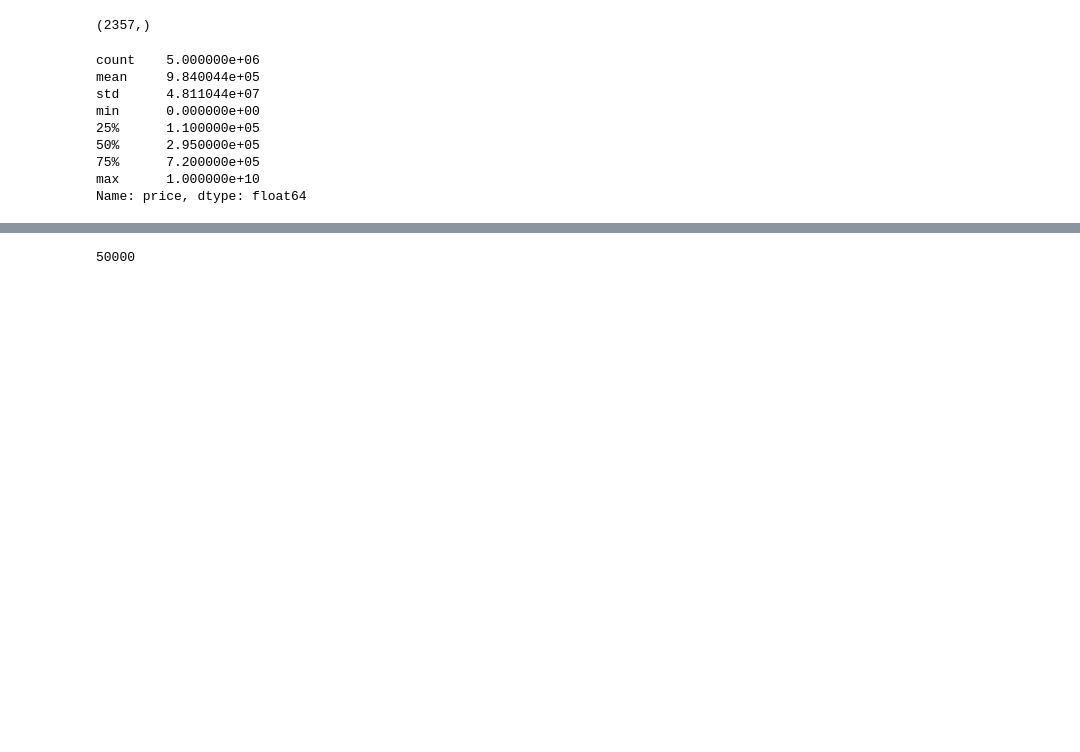
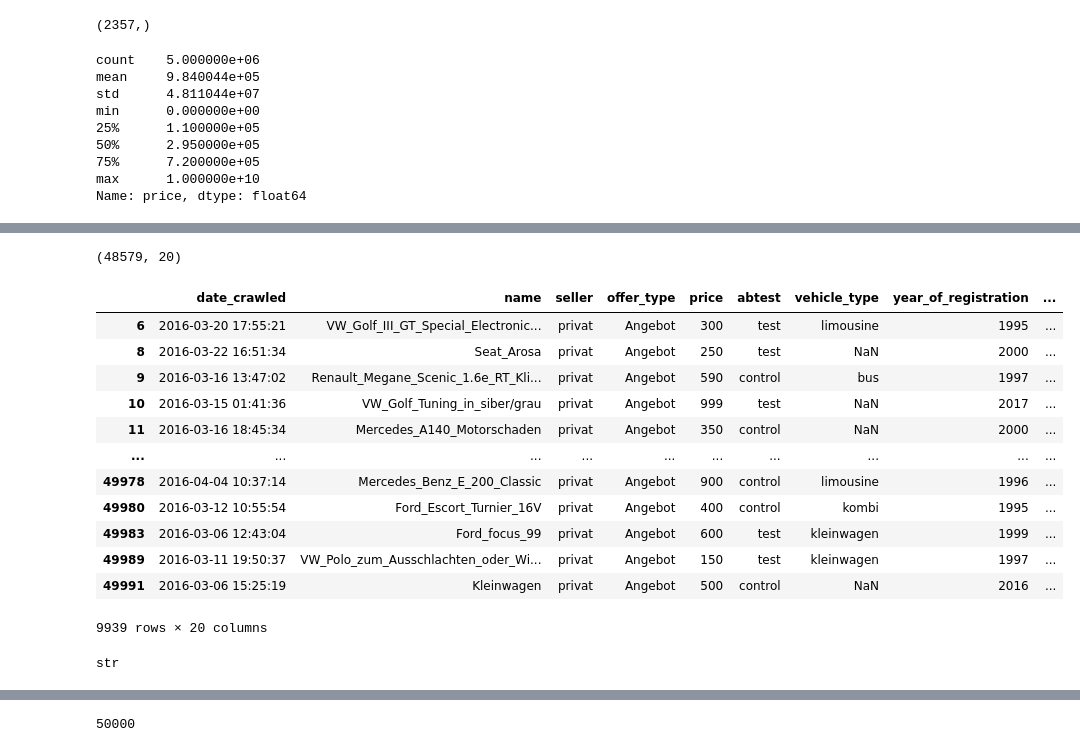
Before and after one commit to soni-vaishnavi/My_Daily_Work, a Jupyter notebook: ML/data2/main.ipynb, the cells around one changed output, grey strips where cells are left out. Cells and saved outputs as stored; diff of their text form; code cells hidden in the pictures; blank space fills up the shorter version.

```diff
--- a/ML/data2/main.ipynb
+++ b/ML/data2/main.ipynb
@@ -174,0 +199,4 @@ Name: price, dtype: float64
+# %%
+indexes=df[df['price']==0].index
+# %%
+df2 = df.drop(indexes)
@@ -174,0 +239,24 @@ Name: price, dtype: float64
+# %%
+df2.shape
+# %% [output]
+(48579, 20)
+# %%
+df2[df2['price'] < 1000]
+# %% [output]
+|  | date_crawled | name | seller | offer_type | price | abtest | vehicle_type | year_of_registration | ... |
+| 6 | 2016-03-20 17:55:21 | VW_Golf_III_GT_Special_Electronic... | privat | Angebot | 300 | test | limousine | 1995 | ... |
+| 8 | 2016-03-22 16:51:34 | Seat_Arosa | privat | Angebot | 250 | test | NaN | 2000 | ... |
+| 9 | 2016-03-16 13:47:02 | Renault_Megane_Scenic_1.6e_RT_Kli... | privat | Angebot | 590 | control | bus | 1997 | ... |
+| 10 | 2016-03-15 01:41:36 | VW_Golf_Tuning_in_siber/grau | privat | Angebot | 999 | test | NaN | 2017 | ... |
+| 11 | 2016-03-16 18:45:34 | Mercedes_A140_Motorschaden | privat | Angebot | 350 | control | NaN | 2000 | ... |
+| ... | ... | ... | ... | ... | ... | ... | ... | ... | ... |
+| 49978 | 2016-04-04 10:37:14 | Mercedes_Benz_E_200_Classic | privat | Angebot | 900 | control | limousine | 1996 | ... |
+| 49980 | 2016-03-12 10:55:54 | Ford_Escort_Turnier_16V | privat | Angebot | 400 | control | kombi | 1995 | ... |
+| 49983 | 2016-03-06 12:43:04 | Ford_focus_99 | privat | Angebot | 600 | test | kleinwagen | 1999 | ... |
+| 49989 | 2016-03-11 19:50:37 | VW_Polo_zum_Ausschlachten_oder_Wi... | privat | Angebot | 150 | test | kleinwagen | 1997 | ... |
+| 49991 | 2016-03-06 15:25:19 | Kleinwagen | privat | Angebot | 500 | control | NaN | 2016 | ... |
+9939 rows × 20 columns
+# %%
+type(df2['date_crawled'][0])
+# %% [output]
+str
```
Also changed, not shown: parts of 14 cells of this notebook.
